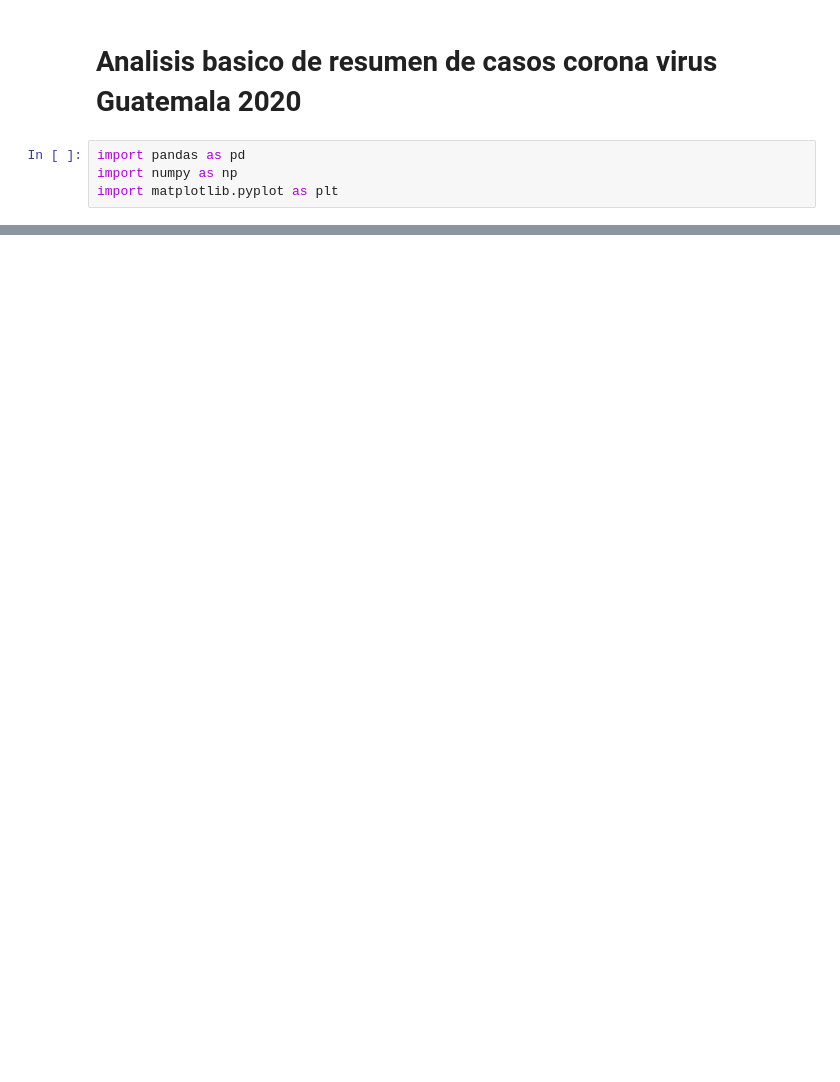
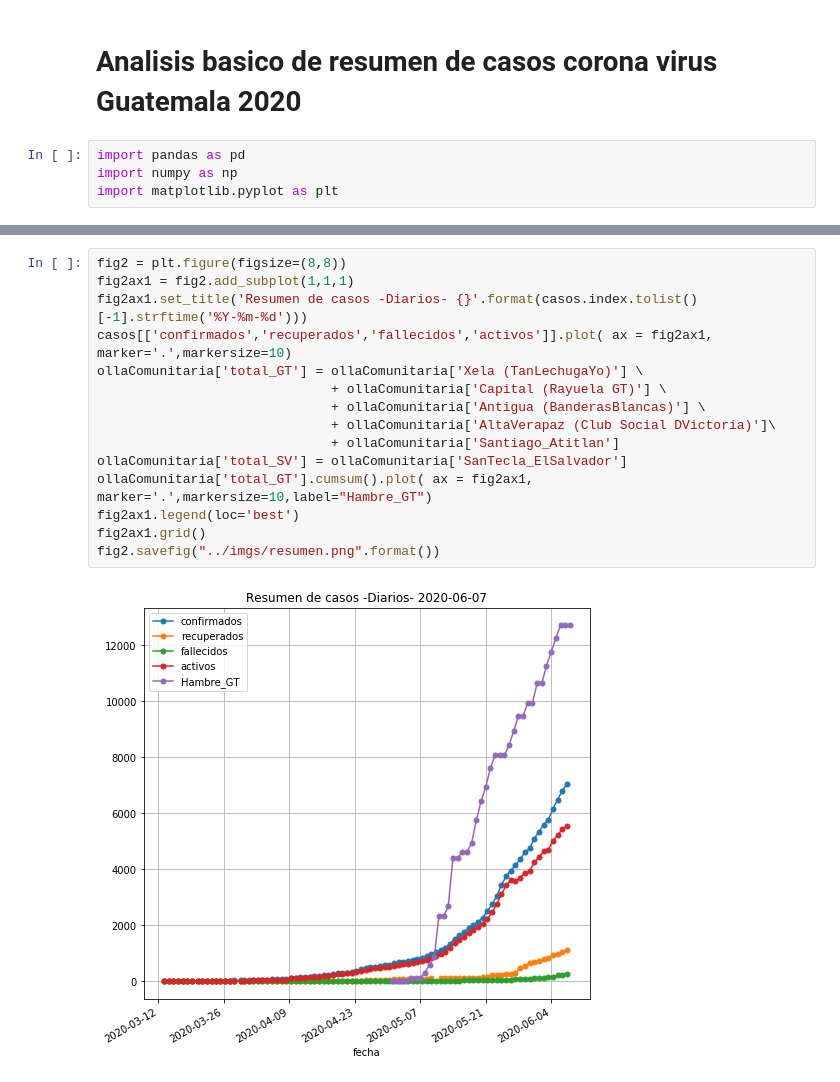
Before and after one commit to ncovgt2020/ncovgt2020, a Jupyter notebook: scripts/analisis_basico_casos.ipynb, the cells around one changed output, grey strips where cells are left out. Drawn from its saved outputs; the diff is of its cells as text; blank space fills up the shorter version.

```diff
--- a/scripts/analisis_basico_casos.ipynb
+++ b/scripts/analisis_basico_casos.ipynb
@@ -53 +75,18 @@ reversed_cumsum.plot.bar(ax = fig1ax1 , width = 2)
+# %%
+fig2 = plt.figure(figsize=(8,8))
+fig2ax1 = fig2.add_subplot(1,1,1)
+fig2ax1.set_title('Resumen de casos -Diarios- {}'.format(casos.index.tolist()[-1].strftime('%Y-%m-%d')))
+casos[['confirmados','recuperados','fallecidos','activos']].plot( ax = fig2ax1, marker='.',markersize=10)
+ollaComunitaria['total_GT'] = ollaComunitaria['Xela (TanLechugaYo)'] \
+                              + ollaComunitaria['Capital (Rayuela GT)'] \
+                              + ollaComunitaria['Antigua (BanderasBlancas)'] \
+                              + ollaComunitaria['AltaVerapaz (Club Social DVictoria)']\
+                              + ollaComunitaria['Santiago_Atitlan']
+ollaComunitaria['total_SV'] = ollaComunitaria['SanTecla_ElSalvador']
+ollaComunitaria['total_GT'].cumsum().plot( ax = fig2ax1, marker='.',markersize=10,label="Hambre_GT")
+fig2ax1.legend(loc='best')
+fig2ax1.grid()
+fig2.savefig("../imgs/resumen.png".format())
+# %% [output]
+[figure, added]
 # %%
```
Also changed, not shown: parts of 7 cells of this notebook, 12 other files.
